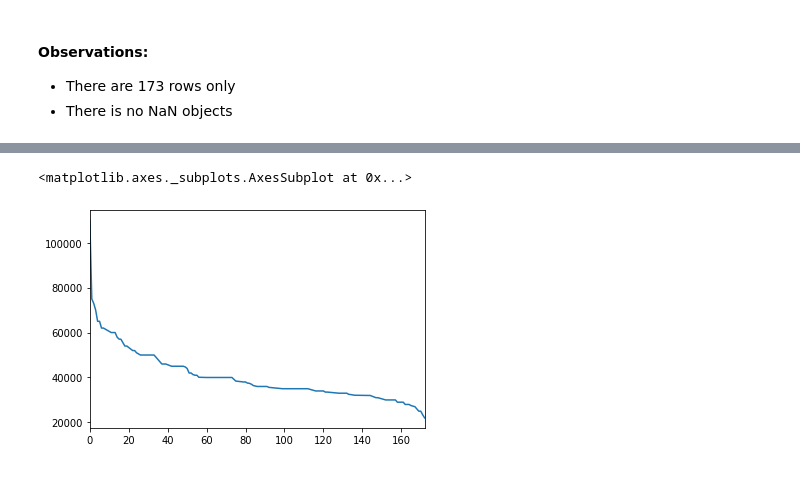
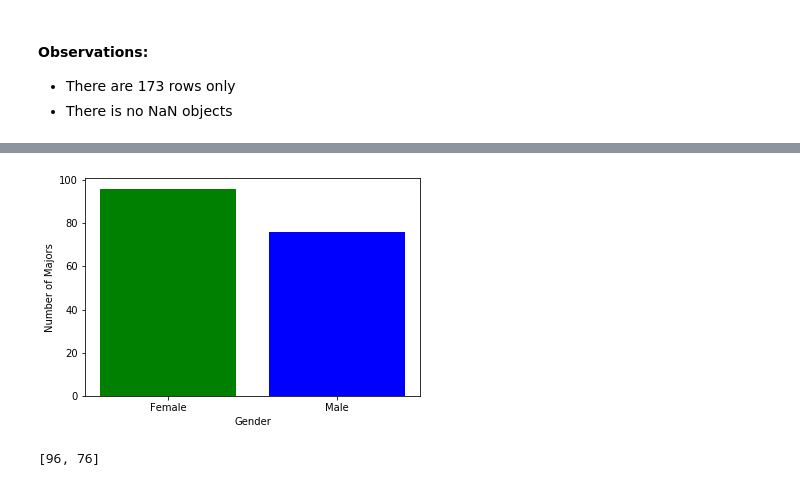
Before and after one commit to ndangalasinh/dataquest_visualizing_earnings_based_on_college-, a Jupyter notebook: Visualizing Earnings Based On College .ipynb, the cells around one changed output, grey strips where cells are left out. Saved outputs shown, nothing was run; the diff lists cells and outputs as text; code cells hidden in the pictures.

```diff
--- a/Visualizing Earnings Based On College .ipynb
+++ b/Visualizing Earnings Based On College .ipynb
@@ -125,5 +88,12 @@ recent_grads[recent_grads['Total'] > 39370]
-# %%
-recent_grads['Median'][recent_grads['Total'] < 39370].plot()
-# %% [output]
-<matplotlib.axes._subplots.AxesSubplot at 0x...>
-[figure, removed]
+# %%
+x = ['Female','Male']
+y = [len(predom_female['Major'].unique()),len(predom_male['Major'].unique())]
+
+plt.bar(x,y,color=['green','blue'])
+plt.xlabel('Gender')
+plt.ylabel('Number of Majors')
+plt.show()
+y
+# %% [output]
+[figure, added]
+[96, 76]
```
Also changed, not shown: parts of 5 cells of this notebook.
